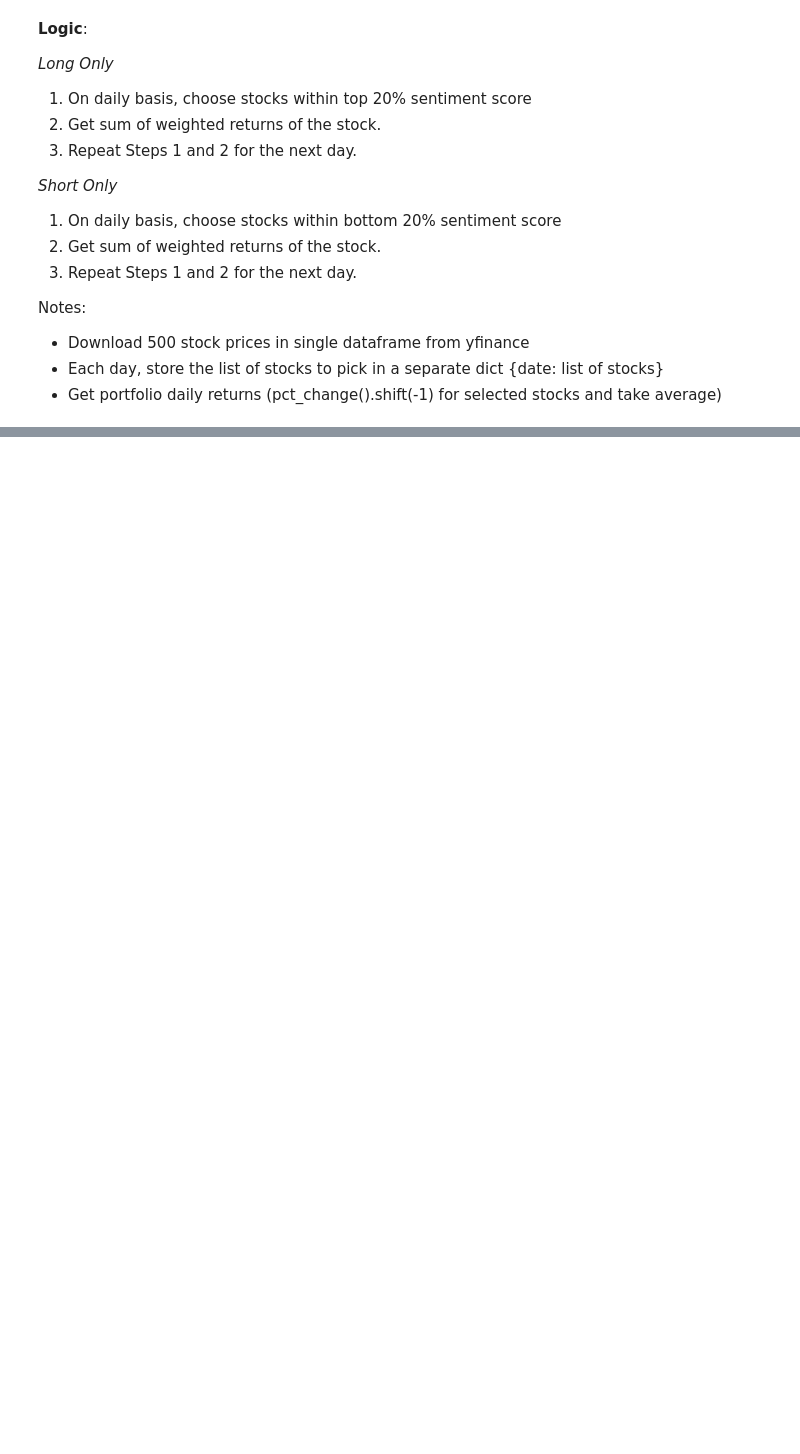
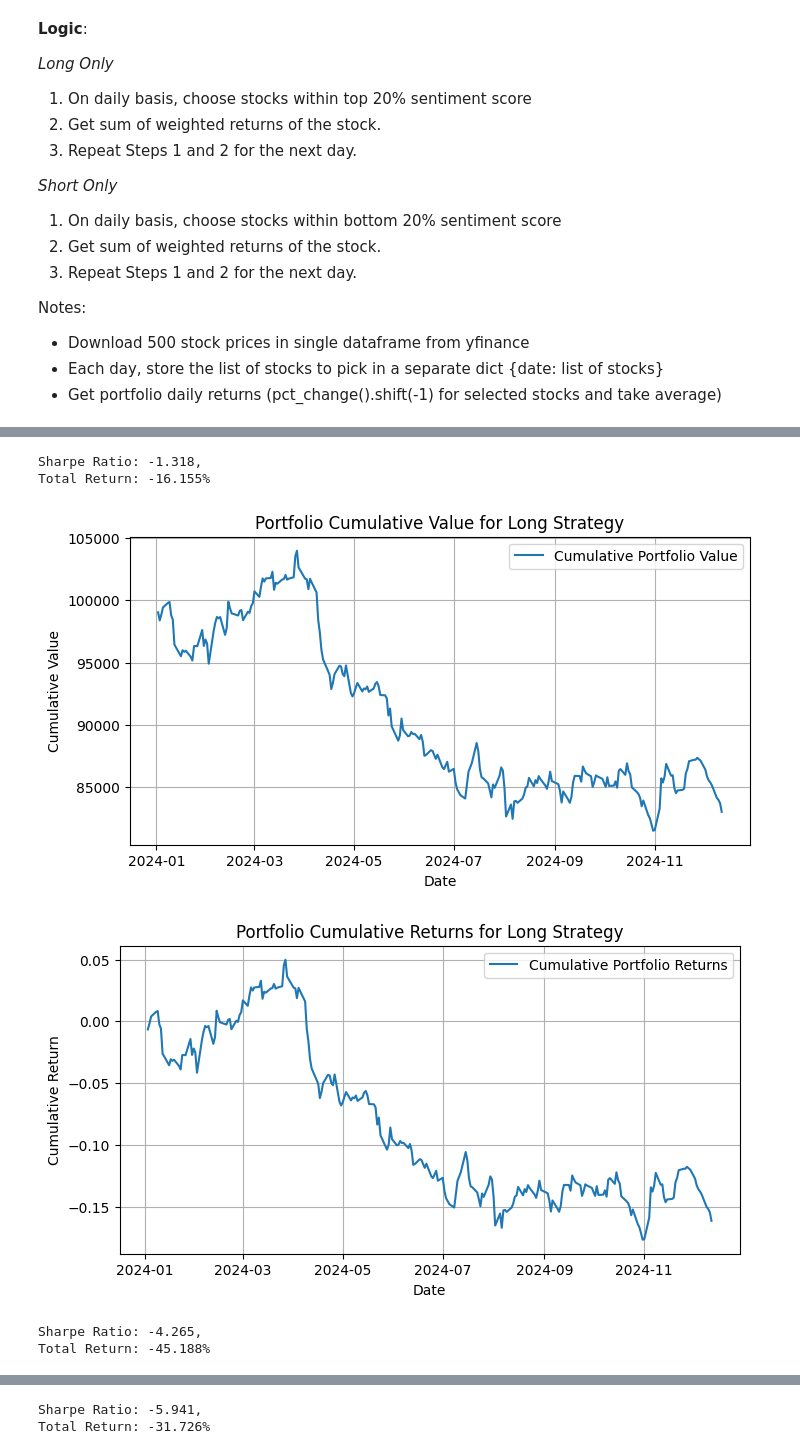
Before and after one commit to saltedpotato/QF634_Research_Methods, a Jupyter notebook: trading_backtesting.ipynb, the cells around one changed output, grey strips where cells are left out. Saved outputs shown, nothing was run; the diff lists cells and outputs as text; code cells hidden in the pictures; blank space fills up the shorter version.

```diff
--- a/trading_backtesting.ipynb
+++ b/trading_backtesting.ipynb
@@ -221,0 +398,2 @@ x.run_backtest()
+# %%
+finbert_no_missing = pd.concat([finbert_no_missing, finbert_missing])
@@ -221,0 +416,25 @@ x.run_backtest()
+# %%
+fb2 = finbert_no_missing[['date', 'Ticker','prob_negative']].copy()
+fb2['date'] = pd.to_datetime(fb2['date'])
+fb2['score'] = 1- fb2['prob_negative']
+fb2.drop(columns='prob_negative', inplace=True)
+fb2.rename(columns={'Ticker':'ticker'},inplace=True)
+# %%
+fb2 = fb2[fb2['ticker'].isin(sp500_tickers)].copy()
+# %%
+fb_stock_dict_long_only = pick_stocks(fb2, 'long', 0.2)
+# nb_stock_dict_long_only
+
+fb_stock_dict_short_only = pick_stocks(fb2, 'short', 0.2)
+# nb_stock_dict_short_only
+# %%
+for strat in ['Long','Short', 'Long_Short']:
+    fb_portfolio = Portfolio(stocks, strat, long_tickers_dict=fb_stock_dict_long_only, short_tickers_dict=fb_stock_dict_short_only, trading_cost=0.001)
+    fb_portfolio.run_backtest()
+# %% [output]
+Sharpe Ratio: -1.318,
+Total Return: -16.155%
+[figure, added]
+[figure, added]
+Sharpe Ratio: -4.265,
+Total Return: -45.188%
@@ -221,0 +443,2 @@ x.run_backtest()
+Sharpe Ratio: -5.941,
+Total Return: -31.726%
```
Also changed, not shown: parts of 37 cells of this notebook.
